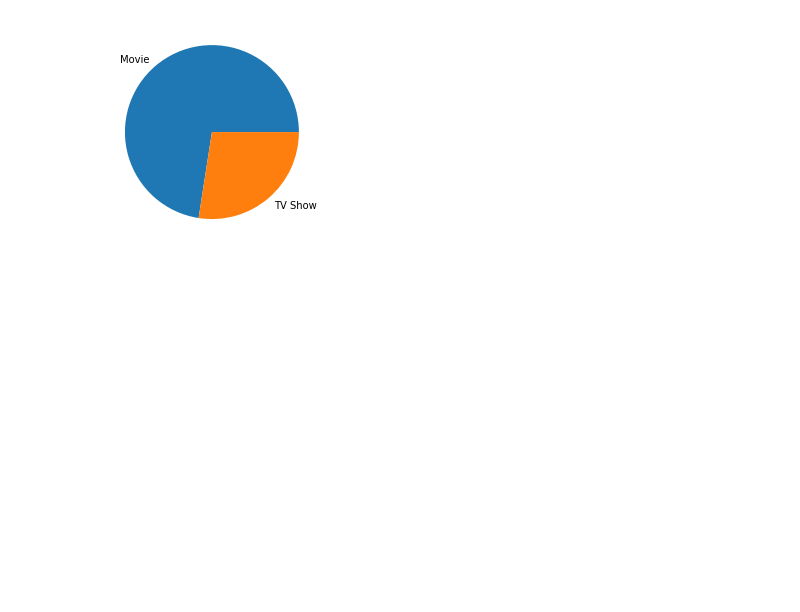
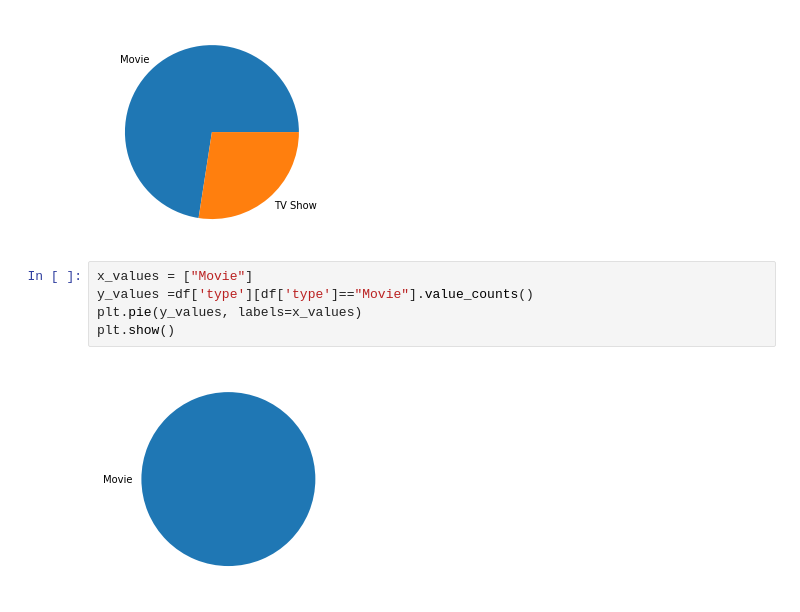
Before and after one commit to ArnoldRms/cerseupruebaarn, a Jupyter notebook: notebookec05415169.ipynb, the cells around one changed output. Drawn from its saved outputs; the diff is of its cells as text; blank space fills up the shorter version.

```diff
--- a/notebookec05415169.ipynb
+++ b/notebookec05415169.ipynb
@@ -119,3 +119,10 @@ plt.pie(y_values, labels=x_values)
 plt.show()
 # %% [output]
 [figure]
+# %%
+x_values = ["Movie"]
+y_values =df['type'][df['type']=="Movie"].value_counts()
+plt.pie(y_values, labels=x_values)
+plt.show()
+# %% [output]
+[figure, added]
```
Also changed, not shown: parts of 1 cell of this notebook.
